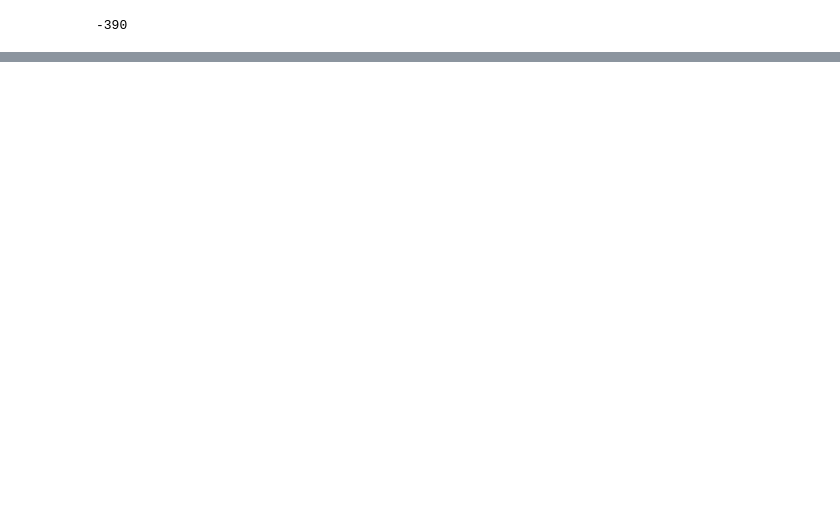
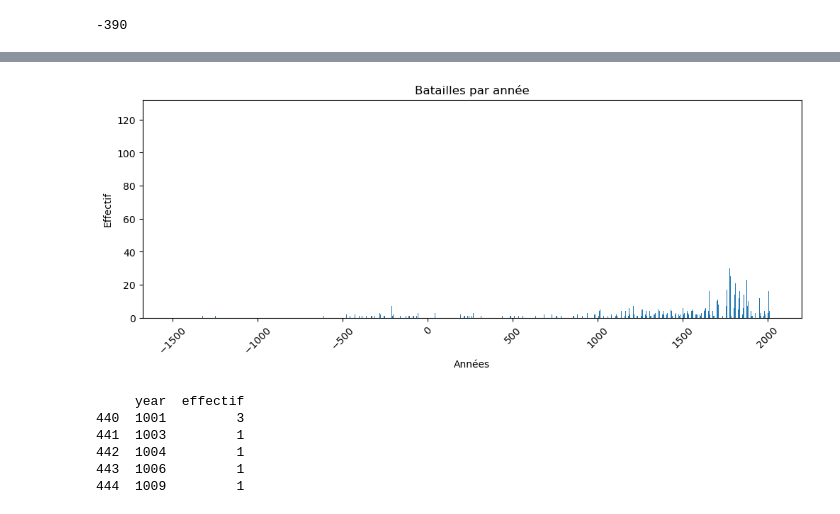
Before and after one commit to Sciences-historiques-numeriques/histoire_numerique_methodes, a Jupyter notebook: visualisation_exploration/wikidata_batailles.ipynb, the cells around one changed output, grey strips where cells are left out. Saved outputs shown, nothing was run; the diff lists cells and outputs as text; code cells hidden in the pictures; blank space fills up the shorter version.

Commit message:
wikidata batailles added

```diff
--- a/visualisation_exploration/wikidata_batailles.ipynb
+++ b/visualisation_exploration/wikidata_batailles.ipynb
@@ -176,0 +298,5 @@ days
+# %%
+years_count = pd.DataFrame(df_b.groupby('year').size())\
+                .reset_index(drop=False)
+years_count.columns=['year','effectif']
+years_count
@@ -176,0 +317,41 @@ days
+# %%
+# Effectifs par année
+
+objects = years_count['year']
+eff = years_count['effectif']
+
+
+objects = years_count['year']
+eff = years_count['effectif']
+# %%
+p1 = plt.bar(objects, eff, width=0.5)
+
+#plt.xticks(l5Years)
+plt.ylabel('Effectif')
+plt.xlabel('Années')
+plt.title('Batailles par année')
+plt.gcf().set_size_inches(12,4)
+plt.ylim(0,max(eff) + 10)
+#plt.gca().axes.get_xaxis().set_visible(False)
+# supported formats: eps, pdf, pgf, png, ps, raw, rgba, svg, svgz
+#plt.savefig('exported_pictures/effectifs_naissances_par_annee.png', dpi=100, bbox_inches = "tight") #pdf, svg
+plt.xticks(rotation=45)
+plt.show()
+# %% [output]
+[figure, added]
+# %%
+# Effectifs par année
+
+objects = years_count['year']
+eff = years_count['effectif']
+
+years_between = years_count[(years_count.year >1000) & (years_count.year < 1200) ]
+
+print(years_between.head())
+# %% [output]
+     year  effectif
+440  1001         3
+441  1003         1
+442  1004         1
+443  1006         1
+444  1009         1
```
Also changed, not shown: parts of 30 cells of this notebook.
